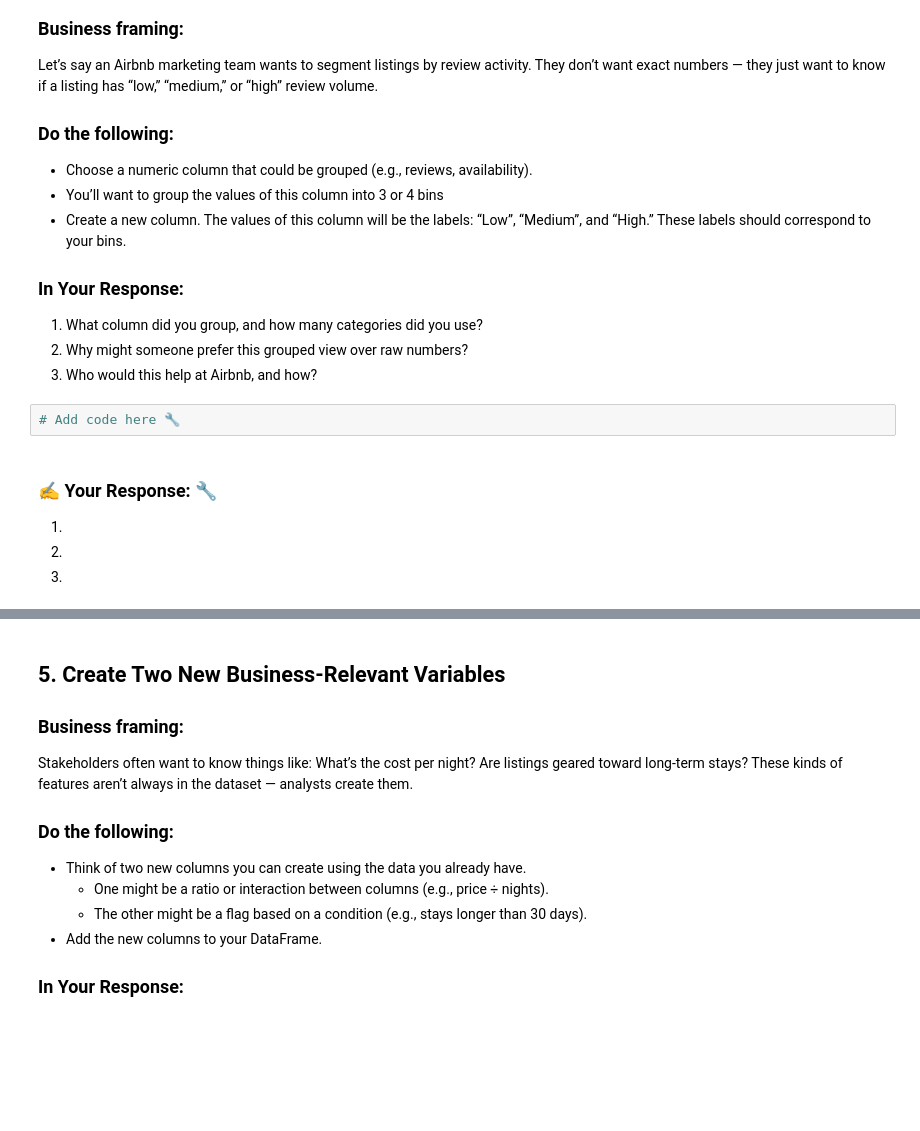
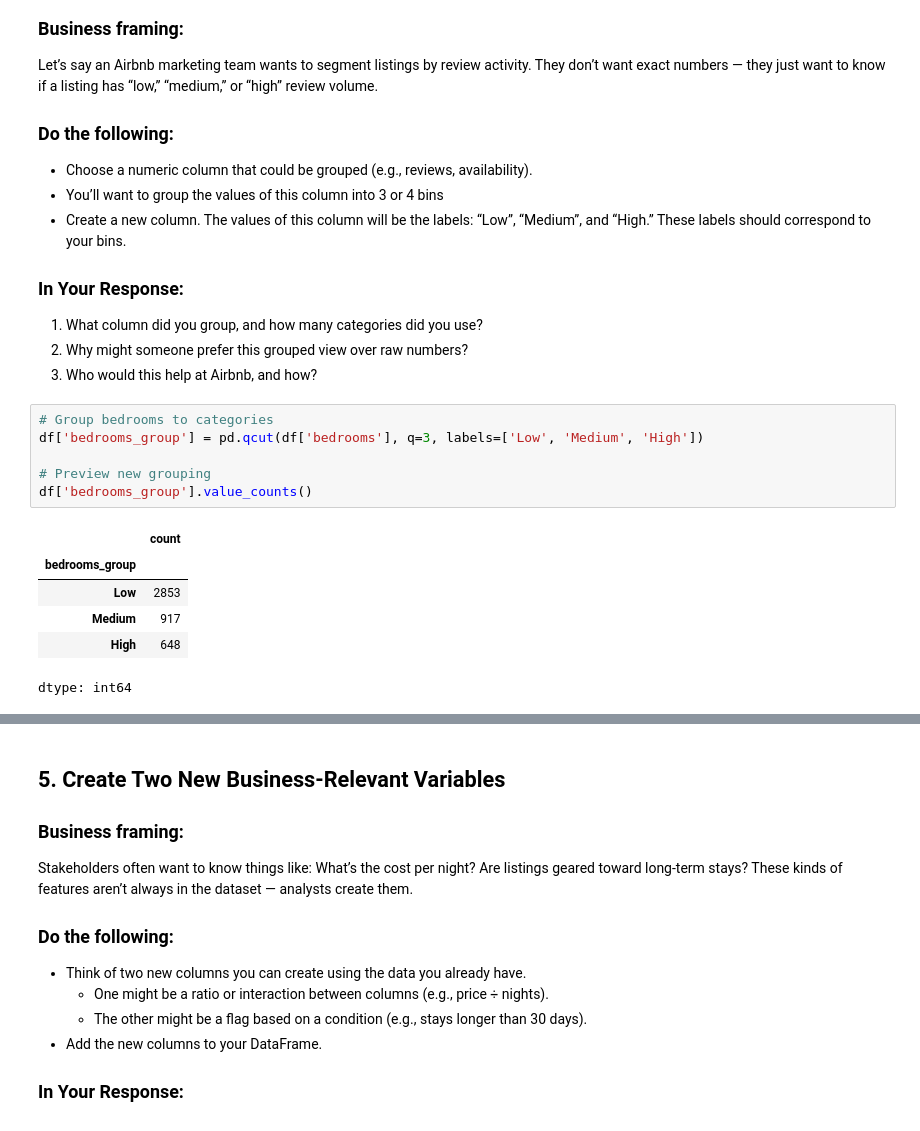
Before and after one commit to expely/Business-Analytics-Labs, a Jupyter notebook: Assignments/assignment_07_data_transformation.ipynb, the cells around one changed output, grey strips where cells are left out. Cells and saved outputs as stored; diff of their text form; blank space fills up the shorter version.

```diff
--- a/Assignments/assignment_07_data_transformation.ipynb
+++ b/Assignments/assignment_07_data_transformation.ipynb
@@ -122,12 +177,16 @@ Let’s say an Airbnb marketing team wants to segment listings by review activit
 1. What column did you group, and how many categories did you use?
 2. Why might someone prefer this grouped view over raw numbers?
 3. Who would this help at Airbnb, and how?
-# %%
-# Add code here 🔧
-# %% [markdown]
-### ✍️ Your Response: 🔧
-1.
-
-2.
-
-3.
+# %%
+# Group bedrooms to categories
+df['bedrooms_group'] = pd.qcut(df['bedrooms'], q=3, labels=['Low', 'Medium', 'High'])
+
+# Preview new grouping
+df['bedrooms_group'].value_counts()
+# %% [output]
+|  | count |
+| bedrooms_group |  |
+| Low | 2853 |
+| Medium | 917 |
+| High | 648 |
+dtype: int64
```
Also changed, not shown: parts of 23 cells of this notebook.
